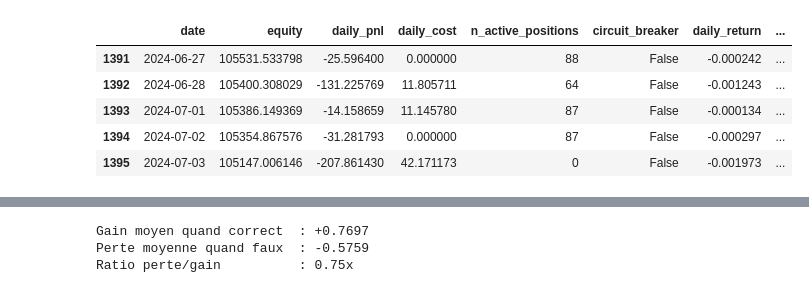
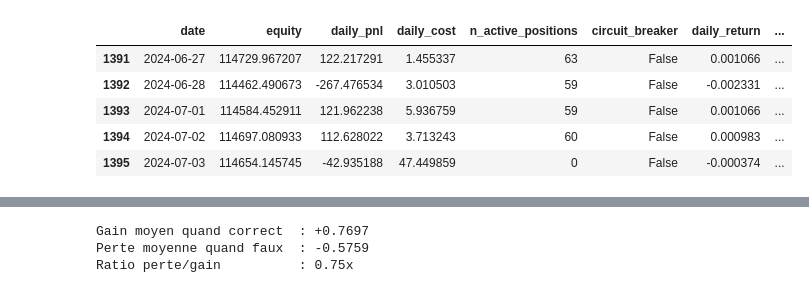
Before and after one commit to aaya62553/Pairs-Trading, a Jupyter notebook: ML_PT_strategy.ipynb, the cells around one changed output, grey strips where cells are left out. Saved outputs shown, nothing was run; the diff lists cells and outputs as text; code cells hidden in the pictures.

```diff
--- a/ML_PT_strategy.ipynb
+++ b/ML_PT_strategy.ipynb
@@ -475,4 +355,4 @@ def filter_strict_pairs(optimal_pairs, target_half_life=150, adf_threshold=0.10)
     return filtered_periods
 
 # On relâche le Half-life à 150 pour voir la vraie distribution des paires de l'algorithme NSGA-2
-strict_optimal_pairs = filter_strict_pairs(optimal_pairs, target_half_life=150, adf_threshold=0.10)
+strict_optimal_pairs = filter_strict_pairs(optimal_pairs, target_half_life=20, adf_threshold=0.10)
@@ -485,7 +386,7 @@ def compute_rsi(series, window=14):
     rsi = 100 - (100 / (1 + pd.Series(rs, index=series.index)))
     return rsi
 
-def compute_training_features(spread, z_score, s1_prices, s2_prices, s1_volume, s2_volume, spy_prices, target_horizon=5):
+def compute_training_features(spread, z_score, s1_prices, s2_prices, s1_volume, s2_volume, spy_prices, tnx_prices=None, target_horizon=5):
     """
     Features basées strictement sur un spread statique.
     Aucune fuite de données (look-ahead) via normalization glissante.
@@ -526,6 +427,15 @@ def compute_training_features(spread, z_score, s1_prices, s2_prices, s1_volume,
     else:
         features_df["spread_spy_beta_20"] = 0.0
 
+    # 4. Taux d'intérêt (^TNX)
+    if tnx_prices is not None and not tnx_prices.empty:
+        tnx_aligned = tnx_prices.reindex(spread.index).ffill().bfill()
+        features_df["tnx_level"] = tnx_aligned
+        features_df["tnx_change_5d"] = tnx_aligned.diff(5).fillna(0.0)
+    else:
+        features_df["tnx_level"] = 0.0
+        features_df["tnx_change_5d"] = 0.0
+
     # CIBLES : PnL du Spread pur
     features_df[f"target_spread_delta_t+{target_horizon}"] = spread.shift(-target_horizon) - spread
     features_df[f"target_zdelta_t+{target_horizon}"] = z_score.shift(-target_horizon) - z_score
@@ -577,6 +487,20 @@ def forecast_spread(
                     spy_prices.index = spy_prices.index.tz_localize(None)
                 spy_prices.index = spy_prices.index.normalize()
                 spy_prices = spy_prices[~spy_prices.index.duplicated(keep="last")]
+        except Exception:
+            pass
+
+        # Charger les taux d'intérêt (TNX) pour la période
+        tnx_prices = None
+        try:
+            tnx_data = yf.Ticker("^TNX").history(start=period_start, end=trading_end)
+            if "Close" in tnx_data.columns:
+                tnx_prices = tnx_data["Close"].copy()
+                tnx_prices.index = pd.to_datetime(tnx_prices.index)
+                if tnx_prices.index.tz is not None:
+                    tnx_prices.index = tnx_prices.index.tz_localize(None)
+                tnx_prices.index = tnx_prices.index.normalize()
+                tnx_prices = tnx_prices[~tnx_prices.index.duplicated(keep="last")]
         except Exception:
             pass
 
@@ -620,7 +544,7 @@ def forecast_spread(
 
             features_all = compute_training_features(
                 spread_static, z_score_static, pair_df["s1"], pair_df["s2"],
-                pair_df["v1"], pair_df["v2"], spy_prices, target_horizon=target_horizon
+                pair_df["v1"], pair_df["v2"], spy_prices, tnx_prices=tnx_prices, target_horizon=target_horizon
             )
 
             if features_all.empty:
@@ -880,6 +804,13 @@ def prepare_pair_data_from_signals(
             rejected_negative_hr.append((ticker1, ticker2, init_hr))
             continue
 
+        hist_px = px.loc[px.index < first_sig_date]
+        if len(hist_px) >= 30:
+            spread = hist_px["s1"] - init_hr * hist_px["s2"]
+            hl = max(1, get_half_life(spread))
+        else:
+            hl = 22
+
         r1_next = px["s1"].pct_change().shift(-1).dropna()
         r2_next = px["s2"].pct_change().shift(-1).dropna()
         aligned_idx = r1_next.index.intersection(r2_next.index)
@@ -891,6 +822,7 @@ def prepare_pair_data_from_signals(
             "r1_next": r1_next.loc[aligned_idx],
             "r2_next": r2_next.loc[aligned_idx],
             "hedge_ratio_init": init_hr,
+            "half_life": hl,
         }
 
     df = df[df["pair_norm"].isin(pair_data.keys())].copy()
@@ -1027,7 +959,10 @@ def simulate_portfolio(
                 unrealized_net = state["gross_pnl_accum"] - state["cost_accum"]
                 loss_pct = unrealized_net / max(state["notional"], 1e-12)
 
-                time_hit = holding_days >= max_holding_days
+                hl = pair_data[pair].get("half_life", 22)
+                pair_max_hold = min(int(hl * 2.5), max_holding_days)
+
+                time_hit = holding_days >= pair_max_hold
                 loss_hit = loss_pct <= -max_loss_pct
                 if time_hit and loss_hit:
                     forced_exit_reason = "time_and_loss_stop"
@@ -1335,7 +1270,7 @@ trades_df, equity_curve = build_equity_curve_from_signals(
     slippage_bps=2,
     min_trades_per_day=1,
     hold_until_signal_change=True, # CRITIQUE : Forward-fill activé
-    max_holding_days=30, # STOP TIME repoussé pour laisser converger
+    max_holding_days=60, # STOP TIME global (plancher de sécurité global)
     max_loss_pct=0.2,
     hedge_lookback=252,
     hedge_reestimate_every=0,
@@ -1373,9 +1306,9 @@ time_stop            3121   -0.380009  -1186.007194
 |  | date | equity | daily_pnl | daily_cost | n_active_positions | circuit_breaker | daily_return | ... |
-| 1391 | 2024-06-27 | 105531.533798 | -25.596400 | 0.000000 | 88 | False | -0.000242 | ... |
-| 1392 | 2024-06-28 | 105400.308029 | -131.225769 | 11.805711 | 64 | False | -0.001243 | ... |
-| 1393 | 2024-07-01 | 105386.149369 | -14.158659 | 11.145780 | 87 | False | -0.000134 | ... |
-| 1394 | 2024-07-02 | 105354.867576 | -31.281793 | 0.000000 | 87 | False | -0.000297 | ... |
-| 1395 | 2024-07-03 | 105147.006146 | -207.861430 | 42.171173 | 0 | False | -0.001973 | ... |
+| 1391 | 2024-06-27 | 114729.967207 | 122.217291 | 1.455337 | 63 | False | 0.001066 | ... |
+| 1392 | 2024-06-28 | 114462.490673 | -267.476534 | 3.010503 | 59 | False | -0.002331 | ... |
+| 1393 | 2024-07-01 | 114584.452911 | 121.962238 | 5.936759 | 59 | False | 0.001066 | ... |
+| 1394 | 2024-07-02 | 114697.080933 | 112.628022 | 3.713243 | 60 | False | 0.000983 | ... |
+| 1395 | 2024-07-03 | 114654.145745 | -42.935188 | 47.449859 | 0 | False | -0.000374 | ... |
 # %%
 trades_df
 # %% [output]
```
Also changed, not shown: parts of 8 cells of this notebook, 3 other files.
